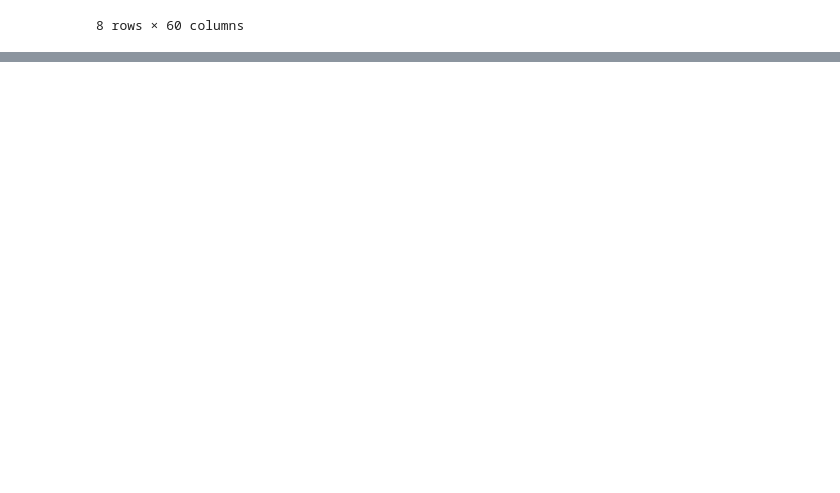
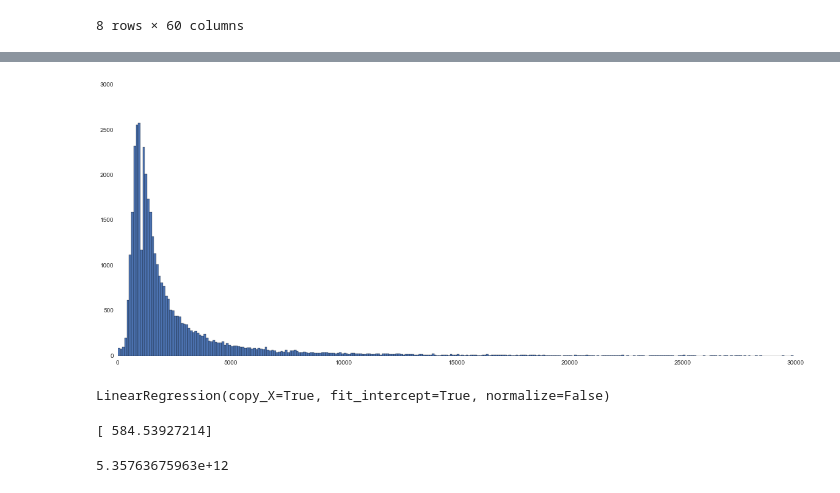
Before and after one commit to ggharry/regression-project, a Jupyter notebook: regression-project.ipynb, the cells around one changed output, grey strips where cells are left out. Cells and saved outputs as stored; diff of their text form; code cells hidden in the pictures; blank space fills up the shorter version.

```diff
--- a/regression-project.ipynb
+++ b/regression-project.ipynb
@@ -35,0 +56,5 @@ news.describe()
+# %%
+plt.hist(news['shares'], bins=range(0, 30000, 100))
+plt.show()
+# %% [output]
+[figure, added]
@@ -35,0 +68,14 @@ news.describe()
+# %%
+regr.fit(is_weekend, shares)
+# %% [output]
+LinearRegression(copy_X=True, fit_intercept=True, normalize=False)
+# %%
+# Display the coefficients:
+print regr.coef_
+# %% [output]
+[ 584.53927214]
+# %%
+# Display our SSE:
+print np.sum((regr.predict(is_weekend) - shares) ** 2)
+# %% [output]
+5.35763675963e+12
```
Also changed, not shown: parts of 8 cells of this notebook, 1 other file.
